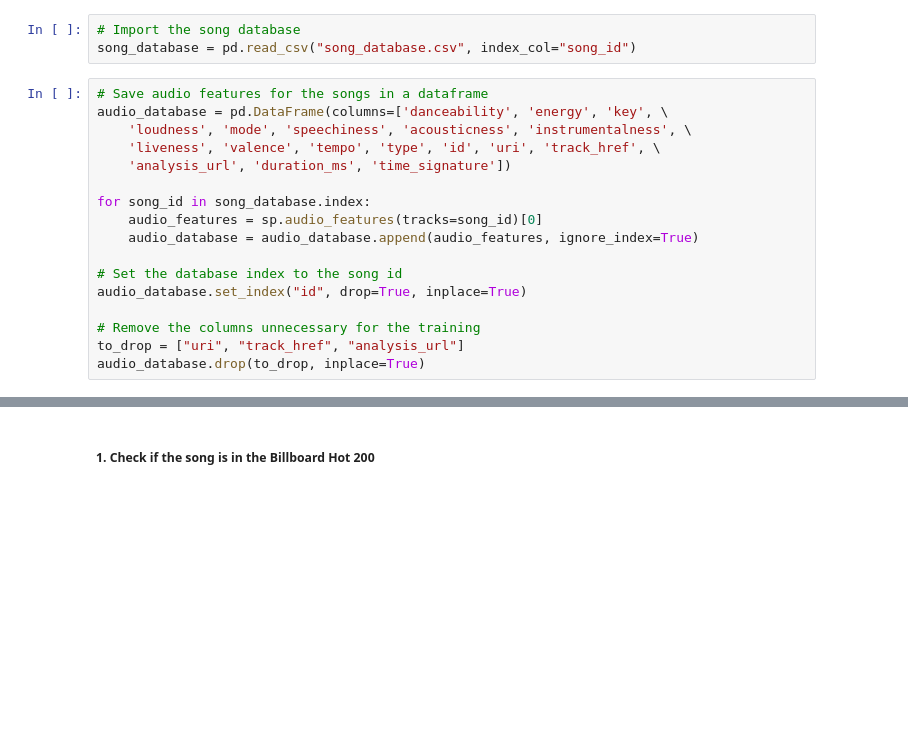
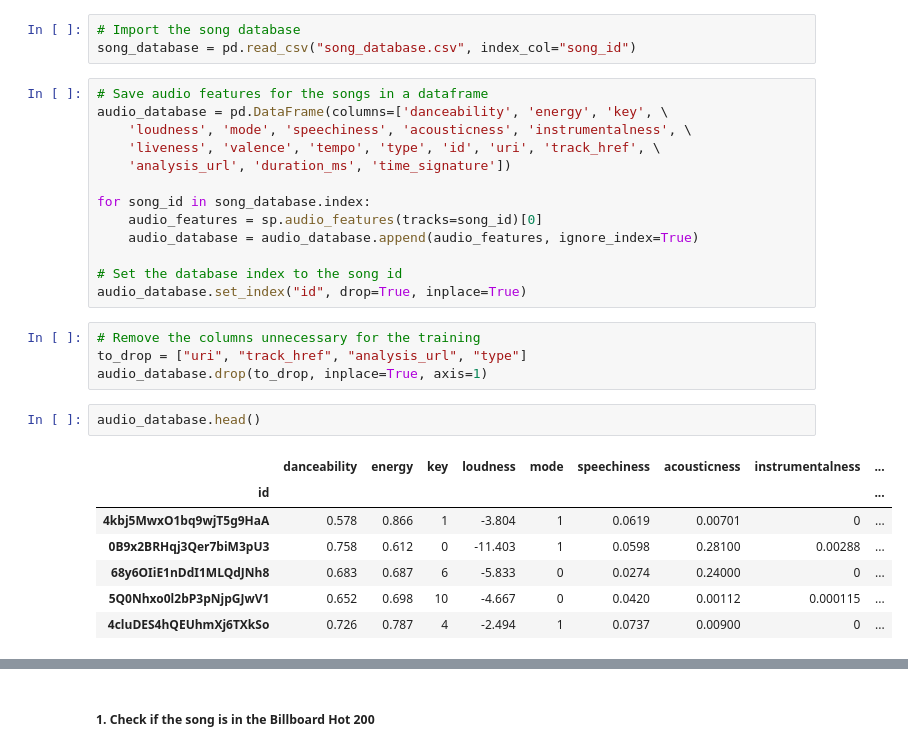
Before and after one commit to ironhack-labs/lab-unsupervised-learning-intro, a Jupyter notebook: lab-unsupervised-learning-intro.ipynb, the cells around one changed output, grey strips where cells are left out. Saved outputs shown, nothing was run; the diff lists cells and outputs as text; blank space fills up the shorter version.

```diff
--- a/lab-unsupervised-learning-intro.ipynb
+++ b/lab-unsupervised-learning-intro.ipynb
@@ -44,7 +45,17 @@ for song_id in song_database.index:
 
 # Set the database index to the song id
 audio_database.set_index("id", drop=True, inplace=True)
-
-# Remove the columns unnecessary for the training
-to_drop = ["uri", "track_href", "analysis_url"]
-audio_database.drop(to_drop, inplace=True)
+# %%
+# Remove the columns unnecessary for the training
+to_drop = ["uri", "track_href", "analysis_url", "type"]
+audio_database.drop(to_drop, inplace=True, axis=1)
+# %%
+audio_database.head()
+# %% [output]
+|  | danceability | energy | key | loudness | mode | speechiness | acousticness | instrumentalness | ... |
+| id |  |  |  |  |  |  |  |  | ... |
+| 4kbj5MwxO1bq9wjT5g9HaA | 0.578 | 0.866 | 1 | -3.804 | 1 | 0.0619 | 0.00701 | 0 | ... |
+| 0B9x2BRHqj3Qer7biM3pU3 | 0.758 | 0.612 | 0 | -11.403 | 1 | 0.0598 | 0.28100 | 0.00288 | ... |
+| 68y6OIiE1nDdI1MLQdJNh8 | 0.683 | 0.687 | 6 | -5.833 | 0 | 0.0274 | 0.24000 | 0 | ... |
+| 5Q0Nhxo0l2bP3pNjpGJwV1 | 0.652 | 0.698 | 10 | -4.667 | 0 | 0.0420 | 0.00112 | 0.000115 | ... |
+| 4cluDES4hQEUhmXj6TXkSo | 0.726 | 0.787 | 4 | -2.494 | 1 | 0.0737 | 0.00900 | 0 | ... |
```
Also changed, not shown: parts of 10 cells of this notebook, 3 other files.
